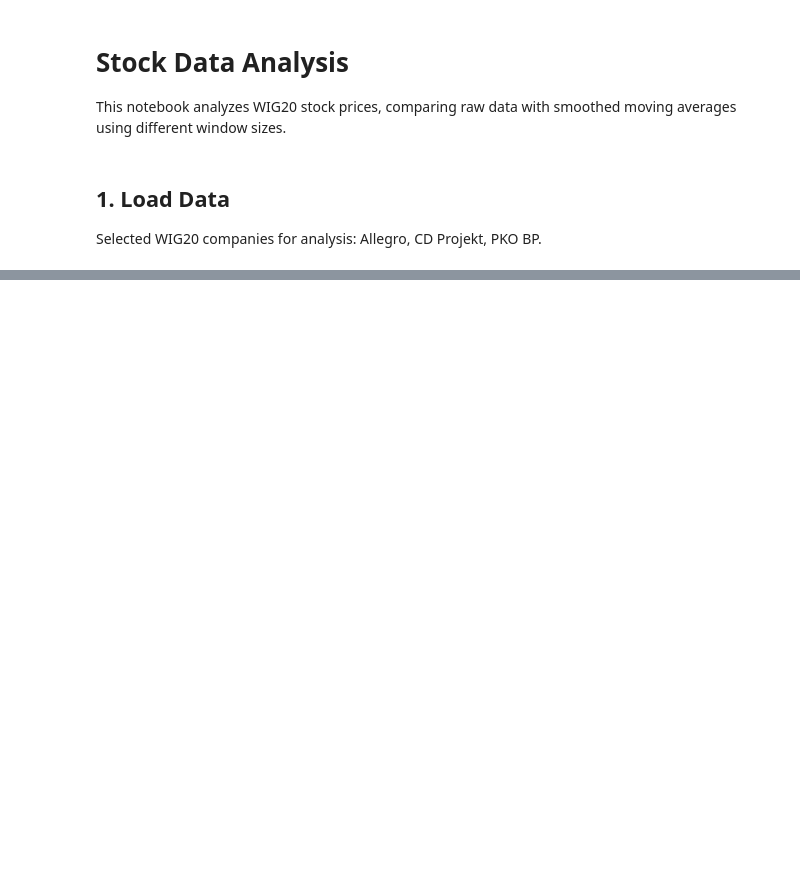
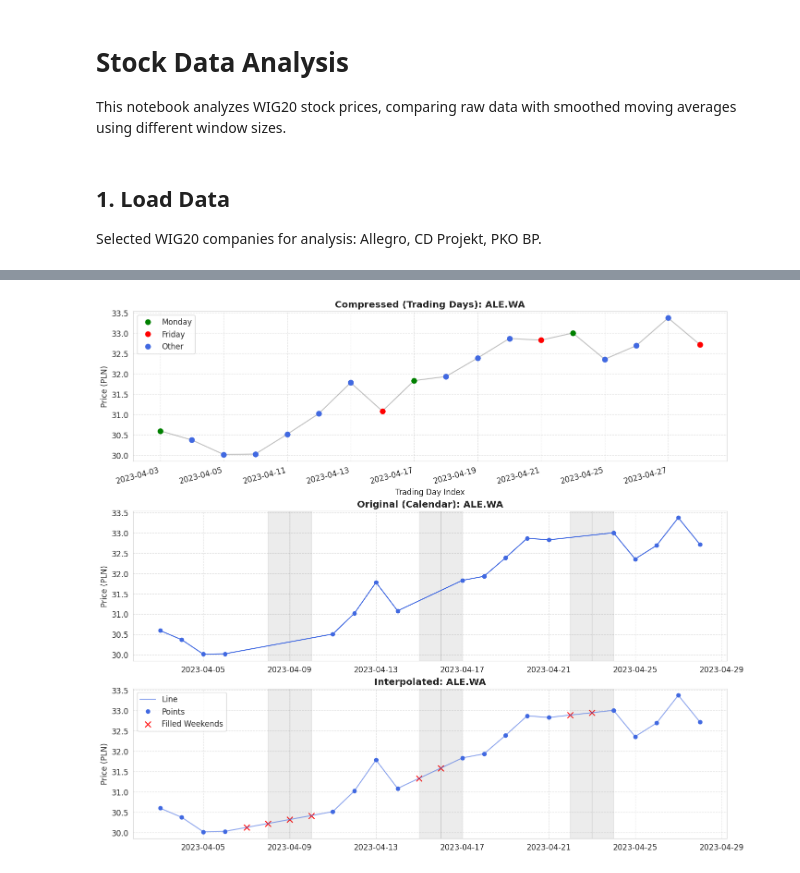
Before and after one commit to igorjakus/portfolio-optimization, a Jupyter notebook: notebooks/data_analysis.ipynb, the cells around one changed output, grey strips where cells are left out. Cells and saved outputs as stored; diff of their text form; code cells hidden in the pictures; blank space fills up the shorter version.

Commit message:
Add weekend interpolation analysis

```diff
--- a/notebooks/data_analysis.ipynb
+++ b/notebooks/data_analysis.ipynb
@@ -52,0 +75,72 @@ for ticker in tickers:
+# %%
+from src.data import interpolate_weekends
+import pandas as pd
+from matplotlib.ticker import MaxNLocator, FuncFormatter
+
+ticker = 'ALE.WA'
+start_date, end_date = '2023-04-01', '2023-05-01'
+
+subset_raw = prices_df[ticker][start_date:end_date]
+subset_interpolated = interpolate_weekends(subset_raw)
+
+fig, (ax1, ax2, ax3) = plt.subplots(3, 1, figsize=(14, 12), layout="constrained")
+ax3.sharex(ax2)
+
+# --- 1. Compressed Data (Top) ---
+ax1.plot(np.arange(len(subset_raw)), subset_raw.values, '-', color='gray', alpha=0.5, label='Trend')
+
+# Color logic: Friday=Red, Monday=Green, Others=Blue
+days = subset_raw.index.day_name()
+cols = ['red' if d == 'Friday' else 'green' if d == 'Monday' else 'royalblue' for d in days]
+
+for i, color in enumerate(cols):
+    ax1.plot(i, subset_raw.values[i], 'o', color=color, markersize=8)
+
+# Custom legend for dots
+from matplotlib.lines import Line2D
+legend_elements = [Line2D([0], [0], marker='o', color='w', markerfacecolor='green', label='Monday', markersize=10),
+                   Line2D([0], [0], marker='o', color='w', markerfacecolor='red', label='Friday', markersize=10),
+                   Line2D([0], [0], marker='o', color='w', markerfacecolor='royalblue', label='Other', markersize=10)]
+ax1.legend(handles=legend_elements, loc='upper left')
+
+ax1.set_title(f'Compressed (Trading Days): {ticker}', fontweight='bold')
+ax1.set_ylabel('Price (PLN)')
+ax1.set_xlabel('Trading Day Index')
+ax1.grid(True, linestyle='--', alpha=0.5)
+
+def format_date(x, pos=None):
+    idx = int(np.clip(x, 0, len(subset_raw) - 1))
+    return subset_raw.index[idx].strftime('%Y-%m-%d')
+
+ax1.xaxis.set_major_locator(MaxNLocator(nbins=10))
+ax1.xaxis.set_major_formatter(FuncFormatter(format_date))
+plt.setp(ax1.xaxis.get_majorticklabels(), rotation=15, ha='right')
+
+# --- 2. Original Data (Middle) ---
+ax2.plot(subset_raw.index, subset_raw.values, 'o-', color='royalblue', label='Original')
+ax2.set_title(f'Original (Calendar): {ticker}', fontweight='bold')
+ax2.set_ylabel('Price (PLN)')
+ax2.grid(True, linestyle='--', alpha=0.5)
+
+# --- 3. Interpolated Data (Bottom) ---
+ax3.plot(subset_interpolated.index, subset_interpolated.values, '-', color='royalblue', alpha=0.6, label='Line')
+ax3.plot(subset_raw.index, subset_raw.values, 'o', color='royalblue', label='Points')
+
+interp_only = subset_interpolated[~subset_interpolated.index.isin(subset_raw.index)]
+ax3.scatter(interp_only.index, interp_only.values, color='red', marker='x', s=80, label='Filled Weekends')
+
+ax3.set_title(f'Interpolated: {ticker}', fontweight='bold')
+ax3.set_ylabel('Price (PLN)')
+ax3.grid(True, linestyle='--', alpha=0.5)
+ax3.legend(loc='upper left')
+
+# Shade weekends for ax2 & ax3
+all_days = pd.date_range(start=subset_raw.index.min(), end=subset_raw.index.max(), freq='D')
+weekend_days = [day for day in all_days if day.weekday() >= 5]
+for day in weekend_days:
+    for ax in [ax2, ax3]:
+        ax.axvspan(day, day + pd.Timedelta(days=1), color='gray', alpha=0.15)
+
+plt.show()
+# %% [output]
+[figure, added]
```
Also changed, not shown: parts of 5 cells of this notebook.
